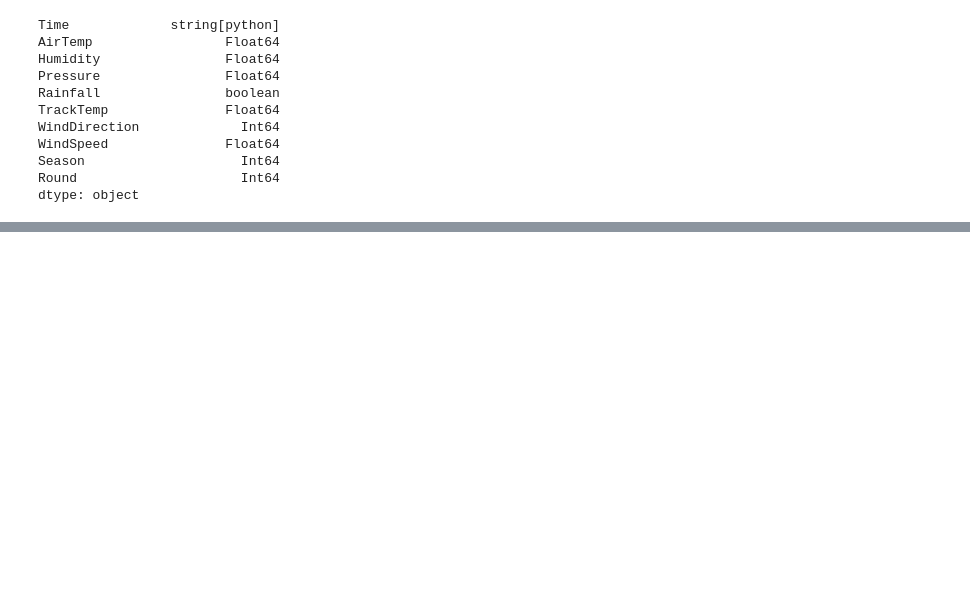
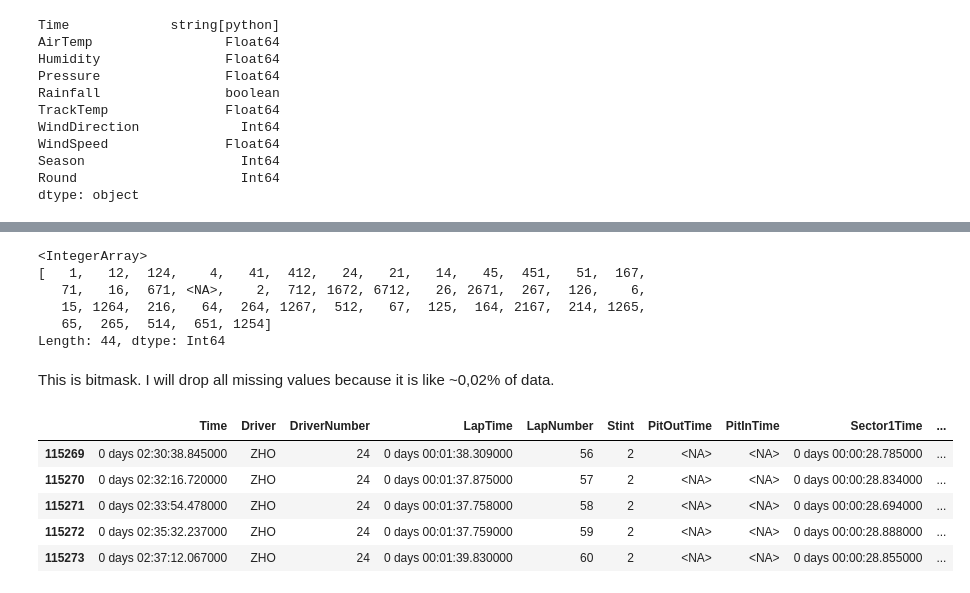
Before and after one commit to Ognjeniii/f1-predictions, a Jupyter notebook: Model2.ipynb, the cells around one changed output, grey strips where cells are left out. Drawn from its saved outputs; the diff is of its cells as text; code cells hidden in the pictures; blank space fills up the shorter version.

```diff
--- a/Model2.ipynb
+++ b/Model2.ipynb
@@ -178,0 +306,35 @@ dtype: object
+# %%
+df_laps['TrackStatus'].unique()
+# %% [output]
+<IntegerArray>
+[   1,   12,  124,    4,   41,  412,   24,   21,   14,   45,  451,   51,  167,
+   71,   16,  671, <NA>,    2,  712, 1672, 6712,   26, 2671,  267,  126,    6,
+   15, 1264,  216,   64,  264, 1267,  512,   67,  125,  164, 2167,  214, 1265,
+   65,  265,  514,  651, 1254]
+Length: 44, dtype: Int64
+# %% [markdown]
+This is bitmask. I will drop all missing values because it is like ~0,02% of data.
+# %%
+df_laps = df_laps[df_laps['TrackStatus'].notna()]
+# %%
+TRACK_STATUS_BITS = {
+    1: 'AllClear',
+    2: 'Yellow',
+    4: 'SafetyCar',
+    8: 'VSC',
+    16: 'RedFlag',
+    32: 'FormationFlag',
+    64: 'SessionEnd'
+}
+
+for bit, name in TRACK_STATUS_BITS.items():
+    df_laps[f"is{name}"] = ((df_laps['TrackStatus'] & bit) > 0).astype(int)
+# %%
+df_laps.tail()
+# %% [output]
+|  | Time | Driver | DriverNumber | LapTime | LapNumber | Stint | PitOutTime | PitInTime | Sector1Time | ... |
+| 115269 | 0 days 02:30:38.845000 | ZHO | 24 | 0 days 00:01:38.309000 | 56 | 2 | <NA> | <NA> | 0 days 00:00:28.785000 | ... |
+| 115270 | 0 days 02:32:16.720000 | ZHO | 24 | 0 days 00:01:37.875000 | 57 | 2 | <NA> | <NA> | 0 days 00:00:28.834000 | ... |
+| 115271 | 0 days 02:33:54.478000 | ZHO | 24 | 0 days 00:01:37.758000 | 58 | 2 | <NA> | <NA> | 0 days 00:00:28.694000 | ... |
+| 115272 | 0 days 02:35:32.237000 | ZHO | 24 | 0 days 00:01:37.759000 | 59 | 2 | <NA> | <NA> | 0 days 00:00:28.888000 | ... |
+| 115273 | 0 days 02:37:12.067000 | ZHO | 24 | 0 days 00:01:39.830000 | 60 | 2 | <NA> | <NA> | 0 days 00:00:28.855000 | ... |
```
Also changed, not shown: parts of 20 cells of this notebook.
